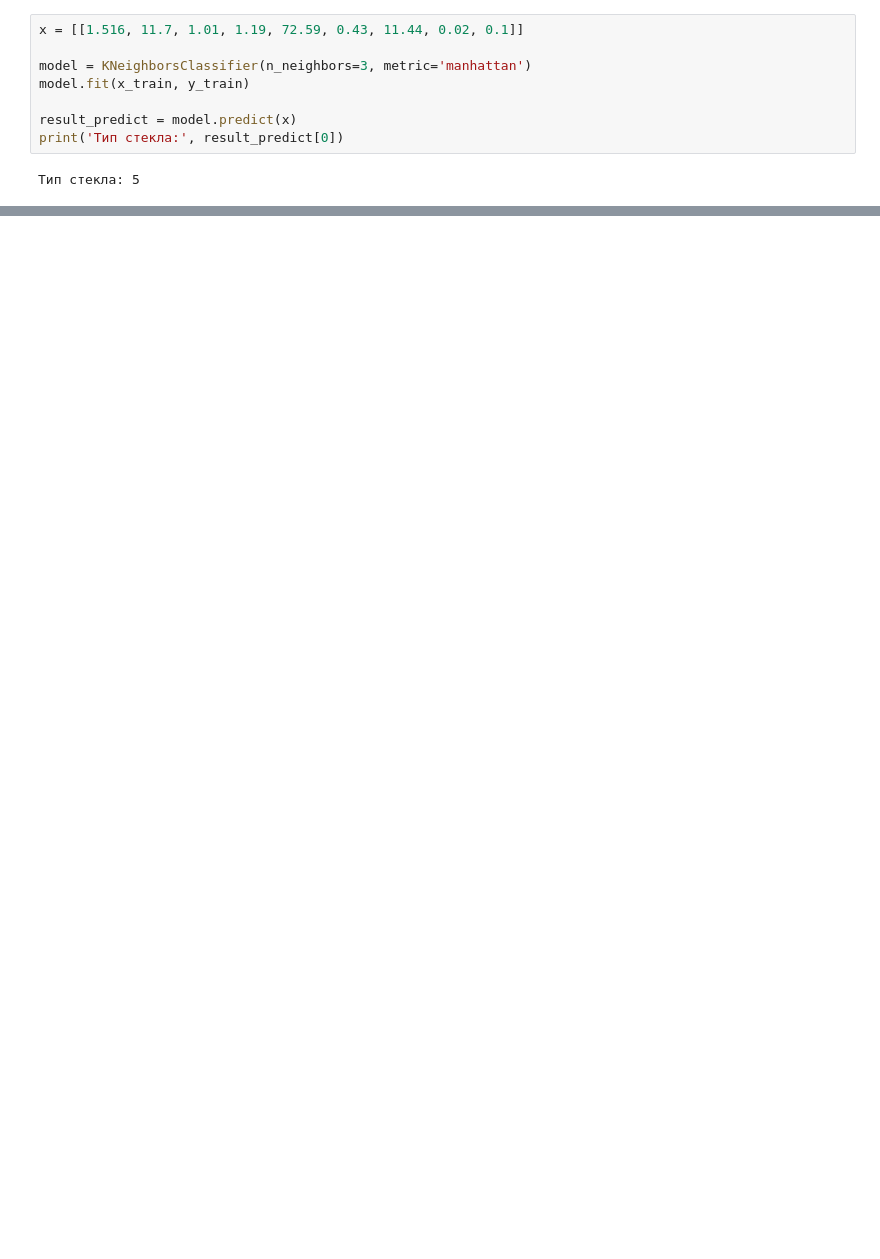
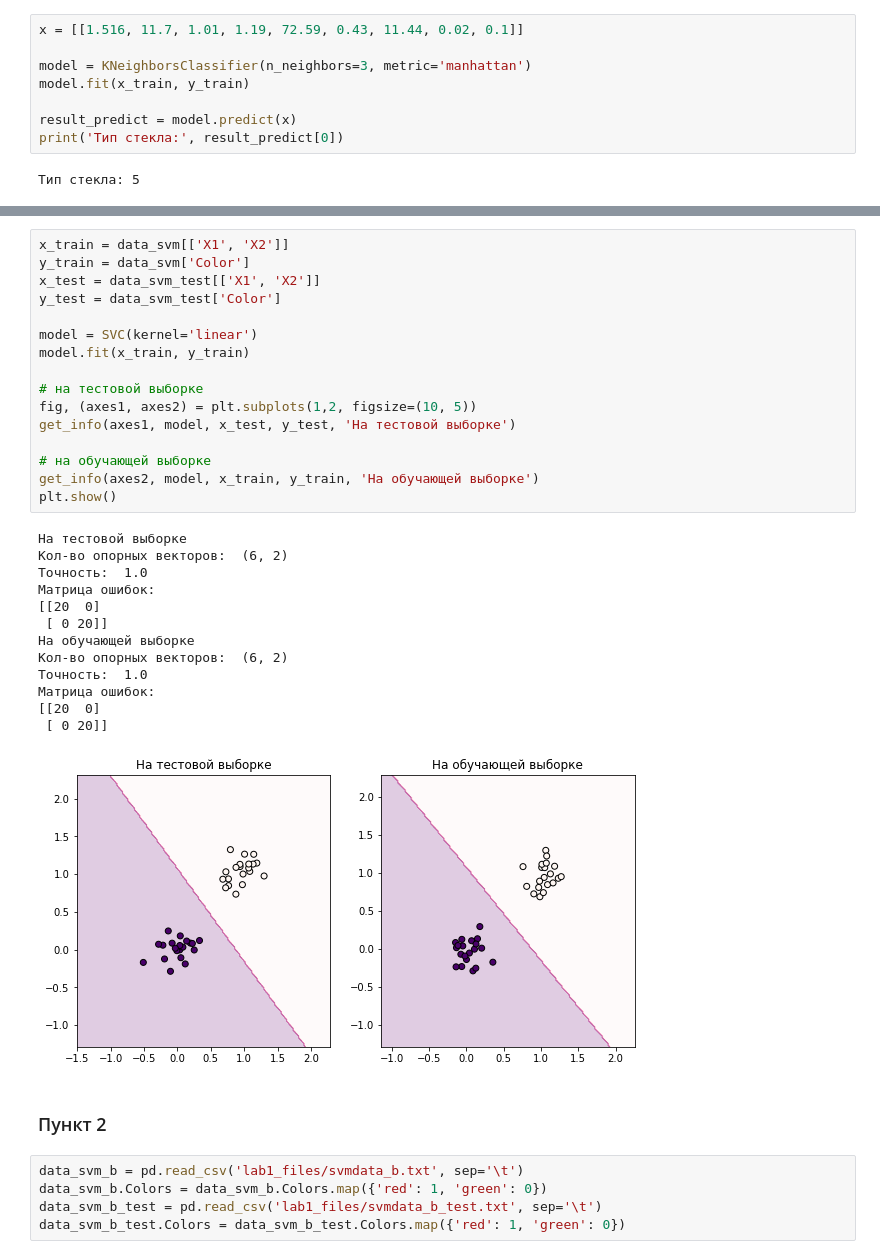
Before and after one commit to dumaevrinat/machine_learning_labs, a Jupyter notebook: Lab 1 Classification.ipynb, the cells around one changed output, grey strips where cells are left out. Drawn from its saved outputs; the diff is of its cells as text; blank space fills up the shorter version.

```diff
--- a/Lab 1 Classification.ipynb
+++ b/Lab 1 Classification.ipynb
@@ -296,0 +423,37 @@ print('Тип стекла:', result_predict[0])
+# %%
+x_train = data_svm[['X1', 'X2']]
+y_train = data_svm['Color']
+x_test = data_svm_test[['X1', 'X2']]
+y_test = data_svm_test['Color']
+
+model = SVC(kernel='linear')
+model.fit(x_train, y_train)
+
+# на тестовой выборке
+fig, (axes1, axes2) = plt.subplots(1,2, figsize=(10, 5))
+get_info(axes1, model, x_test, y_test, 'На тестовой выборке')
+
+# на обучающей выборке
+get_info(axes2, model, x_train, y_train, 'На обучающей выборке')
+plt.show()
+# %% [output]
+На тестовой выборке
+Кол-во опорных векторов:  (6, 2)
+Точность:  1.0
+Матрица ошибок:
+[[20  0]
+ [ 0 20]]
+На обучающей выборке
+Кол-во опорных векторов:  (6, 2)
+Точность:  1.0
+Матрица ошибок:
+[[20  0]
+ [ 0 20]]
+[figure, added]
+# %% [markdown]
+### Пункт 2
+# %%
+data_svm_b = pd.read_csv('lab1_files/svmdata_b.txt', sep='\t')
+data_svm_b.Colors = data_svm_b.Colors.map({'red': 1, 'green': 0})
+data_svm_b_test = pd.read_csv('lab1_files/svmdata_b_test.txt', sep='\t')
+data_svm_b_test.Colors = data_svm_b_test.Colors.map({'red': 1, 'green': 0})
```
Also changed, not shown: parts of 12 cells of this notebook.
